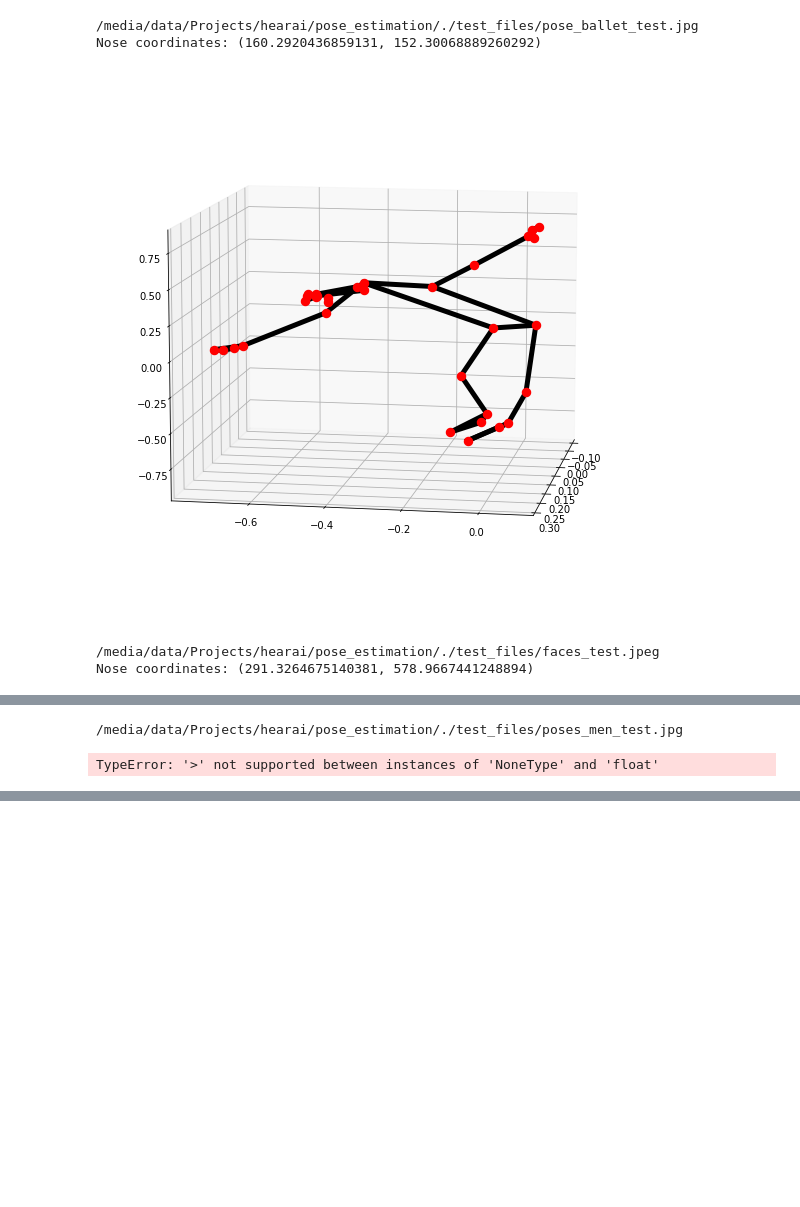
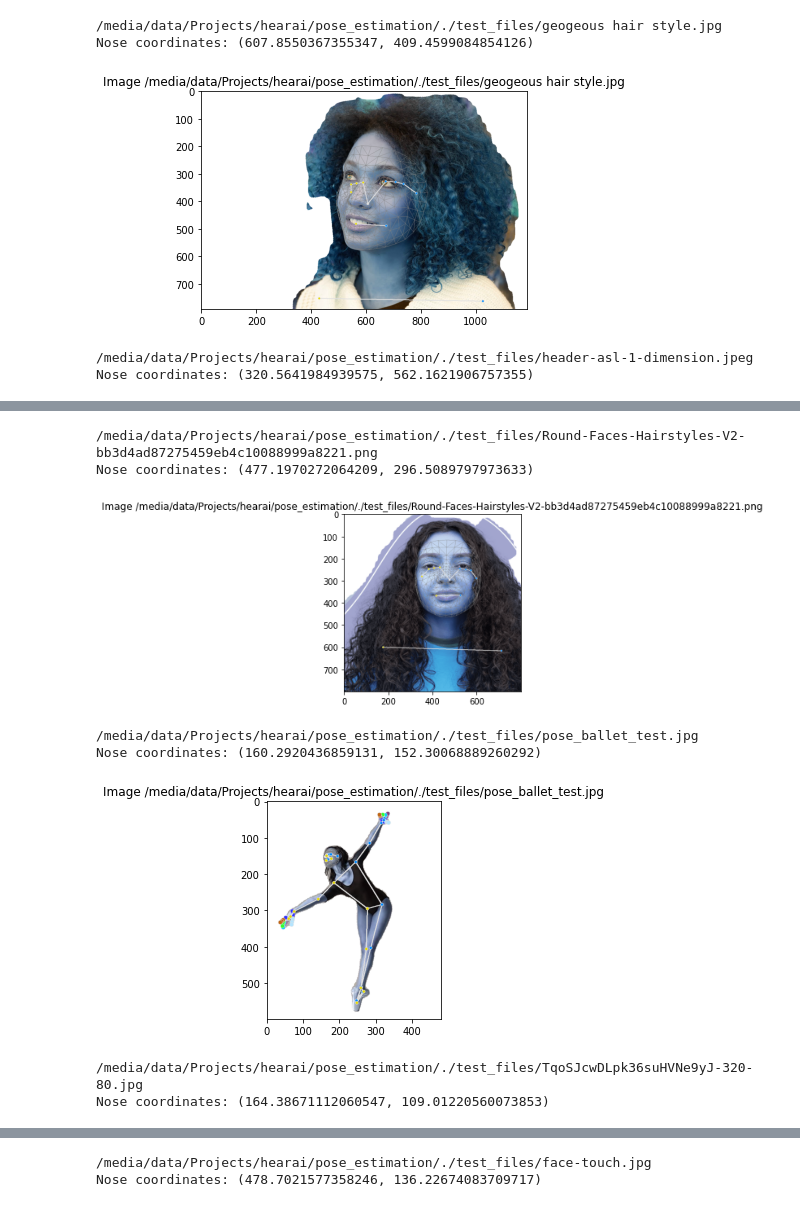
Before and after one commit to hearai/hearai, a Jupyter notebook: pose_estimation/holistic_test.ipynb, the cells around one changed output, grey strips where cells are left out. Drawn from its saved outputs; the diff is of its cells as text; code cells hidden in the pictures; blank space fills up the shorter version.

Commit message:
Test images added. Added saving and plotting of annotated images.

```diff
--- a/pose_estimation/holistic_test.ipynb
+++ b/pose_estimation/holistic_test.ipynb
@@ -12,7 +13,7 @@ mp_holistic = mp.solutions.holistic
 # For static images:
 test_files_dir = os.path.join(os.getcwd(), "./test_files")
 IMAGE_FILES = [os.path.join(test_files_dir, f) for f in os.listdir(test_files_dir)]
-BG_COLOR = (192, 192, 192)
+BG_COLOR = (255, 255, 255)
 # %%
 with mp_holistic.Holistic(
     static_image_mode=True,
@@ -30,38 +31,55 @@ with mp_holistic.Holistic(
       print(
           f'Nose coordinates: ('
           f'{results.pose_landmarks.landmark[mp_holistic.PoseLandmark.NOSE].x * image_width}, '
           f'{results.pose_landmarks.landmark[mp_holistic.PoseLandmark.NOSE].y * image_height})'
       )
 
     annotated_image = image.copy()
     # Draw segmentation on the image.
     # To improve segmentation around boundaries, consider applying a joint
     # bilateral filter to "results.segmentation_mask" with "image".
     condition = np.stack((results.segmentation_mask,) * 3, axis=-1) > 0.1
     bg_image = np.zeros(image.shape, dtype=np.uint8)
     bg_image[:] = BG_COLOR
     annotated_image = np.where(condition, annotated_image, bg_image)
     # Draw pose, left and right hands, and face landmarks on the image.
     mp_drawing.draw_landmarks(
         annotated_image,
         results.face_landmarks,
         mp_holistic.FACEMESH_TESSELATION,
         landmark_drawing_spec=None,
         connection_drawing_spec=mp_drawing_styles
         .get_default_face_mesh_tesselation_style())
     mp_drawing.draw_landmarks(
         annotated_image,
+        results.left_hand_landmarks,
+        # mp_holistic.HAND_CONNECTIONS,
+        landmark_drawing_spec=mp_drawing_styles
+            .get_default_hand_landmarks_style(),
+        connection_drawing_spec=None)
+    mp_drawing.draw_landmarks(
+        annotated_image,
+        results.right_hand_landmarks,
+        # mp_holistic.HAND_CONNECTIONS,
+        landmark_drawing_spec=mp_drawing_styles
+            .get_default_hand_landmarks_style(),
+        connection_drawing_spec=None)
+    mp_drawing.draw_landmarks(
+        annotated_image,
         results.pose_landmarks,
         mp_holistic.POSE_CONNECTIONS,
         landmark_drawing_spec=mp_drawing_styles.
         get_default_pose_landmarks_style())
-    cv2.imwrite('/tmp/annotated_image' + str(idx) + '.png', annotated_image)
+    plt.title('Image {name}'.format(name=file))
+    plt.imshow(annotated_image)
+    plt.show()
+    cv2.imwrite('./output_files/annotated_image' + str(idx) + '.png', annotated_image)
     # Plot pose world landmarks.
-    mp_drawing.plot_landmarks(
-        results.pose_world_landmarks, mp_holistic.POSE_CONNECTIONS)
+    #mp_drawing.plot_landmarks(
+    #    results.pose_world_landmarks, mp_holistic.POSE_CONNECTIONS)
 # %% [output]
-/media/data/Projects/hearai/pose_estimation/./test_files/pose_ballet_test.jpg
-Nose coordinates: (160.2920436859131, 152.30068889260292)
+/media/data/Projects/hearai/pose_estimation/./test_files/geogeous hair style.jpg
+Nose coordinates: (607.8550367355347, 409.4599084854126)
-[figure, old version]
+[figure, new version]
-/media/data/Projects/hearai/pose_estimation/./test_files/faces_test.jpeg
-Nose coordinates: (291.3264675140381, 578.9667441248894)
+/media/data/Projects/hearai/pose_estimation/./test_files/header-asl-1-dimension.jpeg
+Nose coordinates: (320.5641984939575, 562.1621906757355)
@@ -69,2 +87,8 @@ Nose coordinates: (291.3264675140381, 578.9667441248894)
-/media/data/Projects/hearai/pose_estimation/./test_files/poses_men_test.jpg
+/media/data/Projects/hearai/pose_estimation/./test_files/Round-Faces-Hairstyles-V2-bb3d4ad87275459eb4c10088999a8221.png
+Nose coordinates: (477.1970272064209, 296.5089797973633)
+[figure, added]
-TypeError: '>' not supported between instances of 'NoneType' and 'float'
+/media/data/Projects/hearai/pose_estimation/./test_files/pose_ballet_test.jpg
+Nose coordinates: (160.2920436859131, 152.30068889260292)
+[figure, added]
+/media/data/Projects/hearai/pose_estimation/./test_files/TqoSJcwDLpk36suHVNe9yJ-320-80.jpg
+Nose coordinates: (164.38671112060547, 109.01220560073853)
@@ -70,0 +96,2 @@ TypeError: '>' not supported between instances of 'NoneType' and 'float'
+/media/data/Projects/hearai/pose_estimation/./test_files/face-touch.jpg
+Nose coordinates: (478.7021577358246, 136.22674083709717)
```
Also changed, not shown: parts of 2 cells of this notebook, 7 other files.
